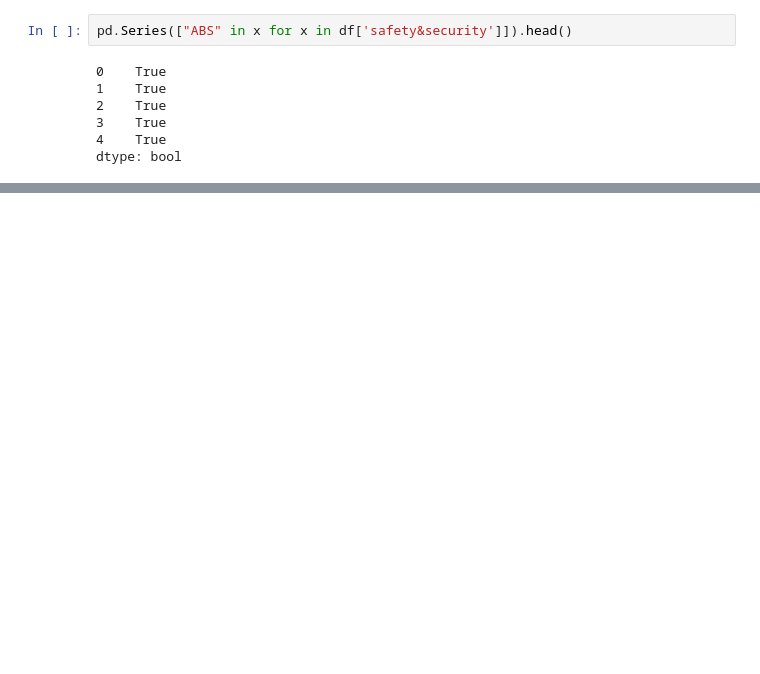
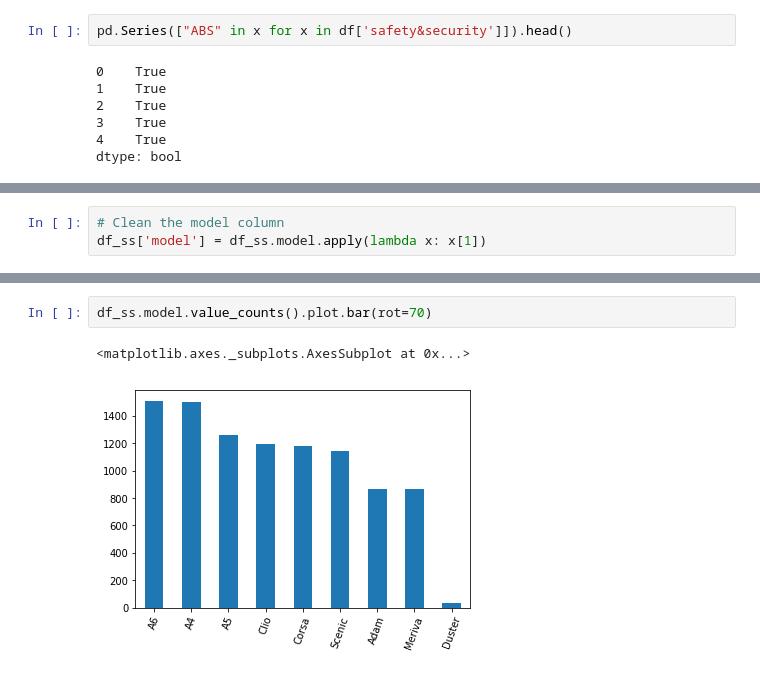
Before and after one commit to kaymal/price-prediction, a Jupyter notebook: trgt/data-cleansing/t-data-cleansing.ipynb, the cells around one changed output, grey strips where cells are left out. Drawn from its saved outputs; the diff is of its cells as text; blank space fills up the shorter version.

Commit message:
Add Cleaning and Exploring Columns section

```diff
--- a/trgt/data-cleansing/t-data-cleansing.ipynb
+++ b/trgt/data-cleansing/t-data-cleansing.ipynb
@@ -390,0 +462,3 @@ Wall time: 356 ms
+# %%
+# Clean the model column
+df_ss['model'] = df_ss.model.apply(lambda x: x[1])
@@ -390,0 +494,5 @@ Wall time: 356 ms
+# %%
+df_ss.model.value_counts().plot.bar(rot=70)
+# %% [output]
+<matplotlib.axes._subplots.AxesSubplot at 0x...>
+[figure, added]
```
Also changed, not shown: parts of 26 cells of this notebook.
